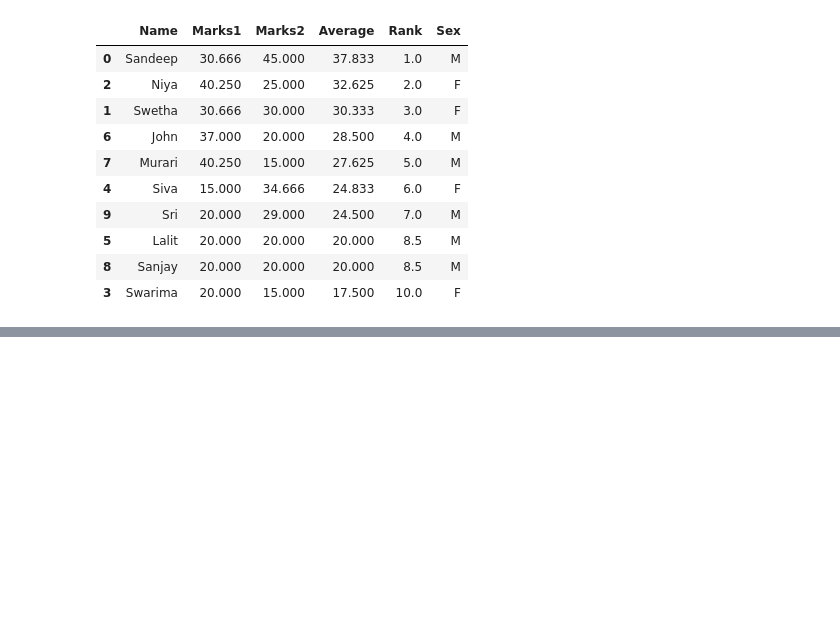
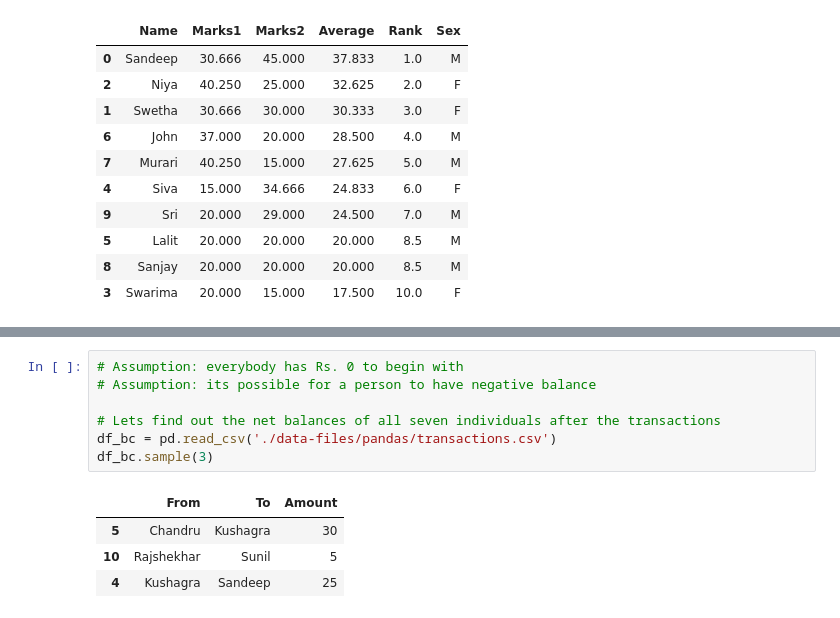
Before and after one commit to gridl/python-examples, a Jupyter notebook: pandas-samples.ipynb, the cells around one changed output, grey strips where cells are left out. Drawn from its saved outputs; the diff is of its cells as text; blank space fills up the shorter version.

Commit message:
Panda Samples updated
Panda Samples updated

```diff
--- a/pandas-samples.ipynb
+++ b/pandas-samples.ipynb
@@ -336,0 +339,12 @@ df_sm
+# %%
+# Assumption: everybody has Rs. 0 to begin with
+# Assumption: its possible for a person to have negative balance
+
+# Lets find out the net balances of all seven individuals after the transactions
+df_bc = pd.read_csv('./data-files/pandas/transactions.csv')
+df_bc.sample(3)
+# %% [output]
+|  | From | To | Amount |
+| 5 | Chandru | Kushagra | 30 |
+| 10 | Rajshekhar | Sunil | 5 |
+| 4 | Kushagra | Sandeep | 25 |
```
Also changed, not shown: parts of 5 cells of this notebook, 2 other files.
